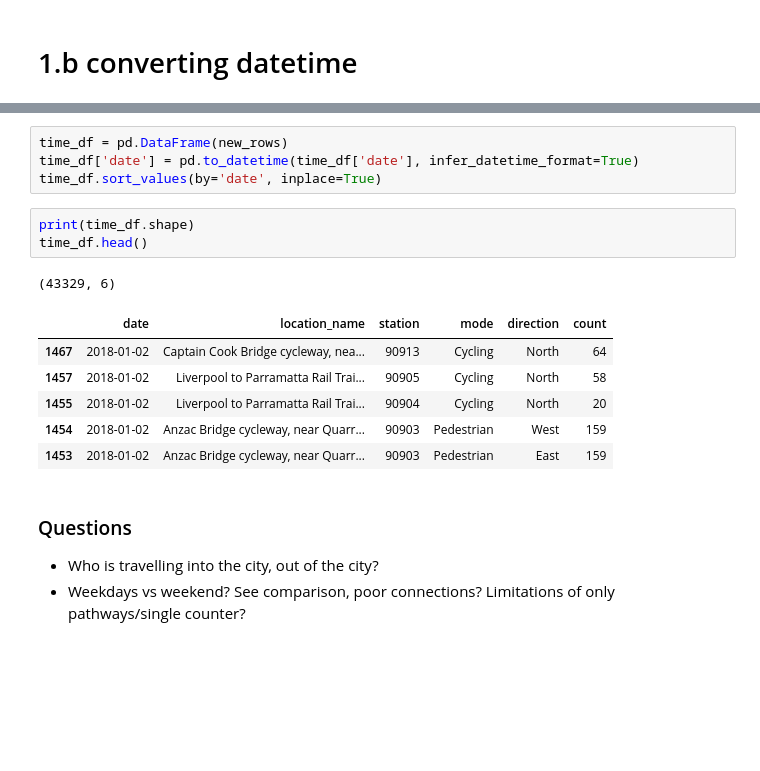
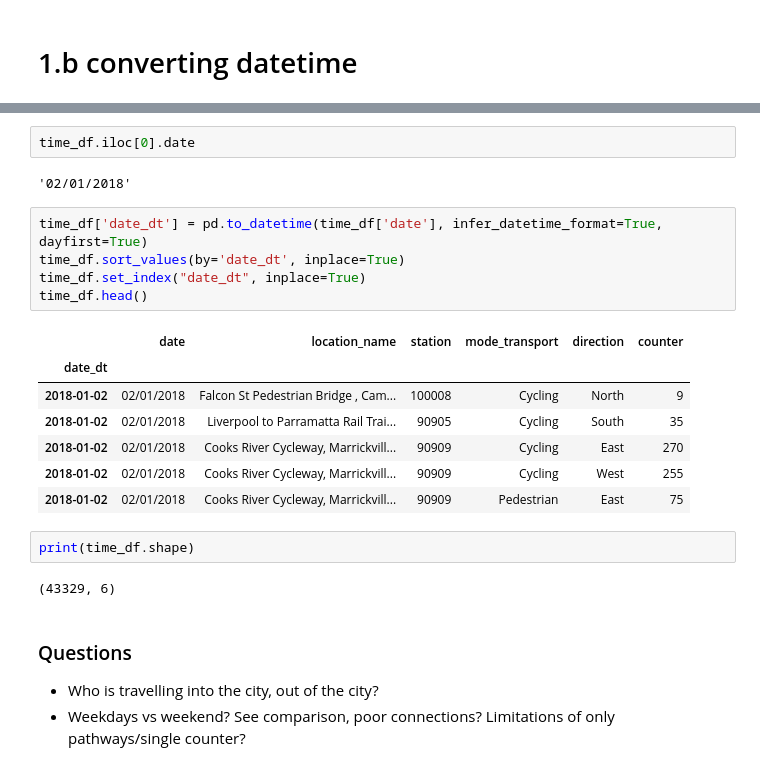
Before and after one commit to bojanasinpyjamas/data_project, a Jupyter notebook: cycleway-countsxls2018-2020.ipynb, the cells around one changed output, grey strips where cells are left out. Cells and saved outputs as stored; diff of their text form; blank space fills up the shorter version.

```diff
--- a/cycleway-countsxls2018-2020.ipynb
+++ b/cycleway-countsxls2018-2020.ipynb
@@ -83,18 +93,24 @@ for i, row in cycleway_usage.iterrows():
+# %%
+time_df.iloc[0].date
+# %% [output]
+'02/01/2018'
 # %%
-time_df = pd.DataFrame(new_rows)
-time_df['date'] = pd.to_datetime(time_df['date'], infer_datetime_format=True)
-time_df.sort_values(by='date', inplace=True)
+time_df['date_dt'] = pd.to_datetime(time_df['date'], infer_datetime_format=True, dayfirst=True)
+time_df.sort_values(by='date_dt', inplace=True)
+time_df.set_index("date_dt", inplace=True)
+time_df.head()
+# %% [output]
+|  | date | location_name | station | mode_transport | direction | counter |
+| date_dt |  |  |  |  |  |  |
+| 2018-01-02 | 02/01/2018 | Falcon St Pedestrian Bridge , Cam... | 100008 | Cycling | North | 9 |
+| 2018-01-02 | 02/01/2018 | Liverpool to Parramatta Rail Trai... | 90905 | Cycling | South | 35 |
+| 2018-01-02 | 02/01/2018 | Cooks River Cycleway, Marrickvill... | 90909 | Cycling | East | 270 |
+| 2018-01-02 | 02/01/2018 | Cooks River Cycleway, Marrickvill... | 90909 | Cycling | West | 255 |
+| 2018-01-02 | 02/01/2018 | Cooks River Cycleway, Marrickvill... | 90909 | Pedestrian | East | 75 |
 # %%
 print(time_df.shape)
-time_df.head()
 # %% [output]
 (43329, 6)
-|  | date | location_name | station | mode | direction | count |
-| 1467 | 2018-01-02 | Captain Cook Bridge cycleway, nea... | 90913 | Cycling | North | 64 |
-| 1457 | 2018-01-02 | Liverpool to Parramatta Rail Trai... | 90905 | Cycling | North | 58 |
-| 1455 | 2018-01-02 | Liverpool to Parramatta Rail Trai... | 90904 | Cycling | North | 20 |
-| 1454 | 2018-01-02 | Anzac Bridge cycleway, near Quarr... | 90903 | Pedestrian | West | 159 |
-| 1453 | 2018-01-02 | Anzac Bridge cycleway, near Quarr... | 90903 | Pedestrian | East | 159 |
 # %% [markdown]
 ### Questions
 * Who is travelling into the city, out of the city?
```
Also changed, not shown: parts of 8 cells of this notebook.
